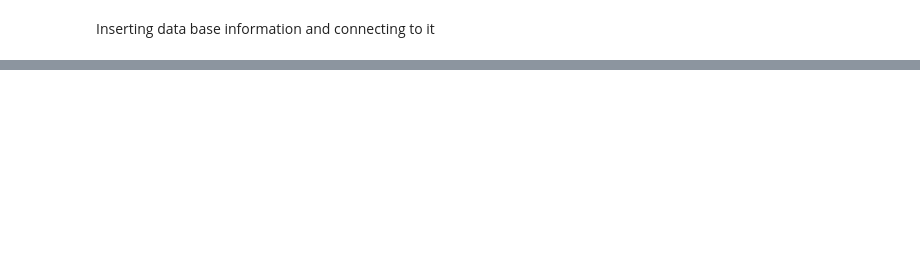
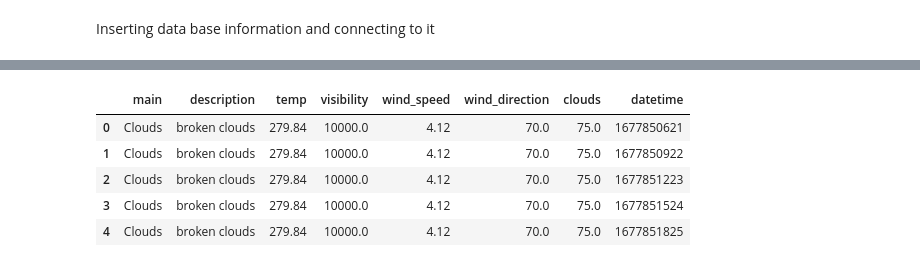
Before and after one commit to JosephTummon/DublinBike, a Jupyter notebook: MLModel/MLModel.ipynb, the cells around one changed output, grey strips where cells are left out. Cells and saved outputs as stored; diff of their text form; code cells hidden in the pictures; blank space fills up the shorter version.

```diff
--- a/MLModel/MLModel.ipynb
+++ b/MLModel/MLModel.ipynb
@@ -24,0 +85,10 @@ Want to get features to compare in train_test split, I will use datetime to try
+# %%
+dfw = pd.read_csv('weather_data.csv')
+dfw.head()
+# %% [output]
+|  | main | description | temp | visibility | wind_speed | wind_direction | clouds | datetime |
+| 0 | Clouds | broken clouds | 279.84 | 10000.0 | 4.12 | 70.0 | 75.0 | 1677850621 |
+| 1 | Clouds | broken clouds | 279.84 | 10000.0 | 4.12 | 70.0 | 75.0 | 1677850922 |
+| 2 | Clouds | broken clouds | 279.84 | 10000.0 | 4.12 | 70.0 | 75.0 | 1677851223 |
+| 3 | Clouds | broken clouds | 279.84 | 10000.0 | 4.12 | 70.0 | 75.0 | 1677851524 |
+| 4 | Clouds | broken clouds | 279.84 | 10000.0 | 4.12 | 70.0 | 75.0 | 1677851825 |
```
Also changed, not shown: parts of 27 cells of this notebook, 3 other files.
